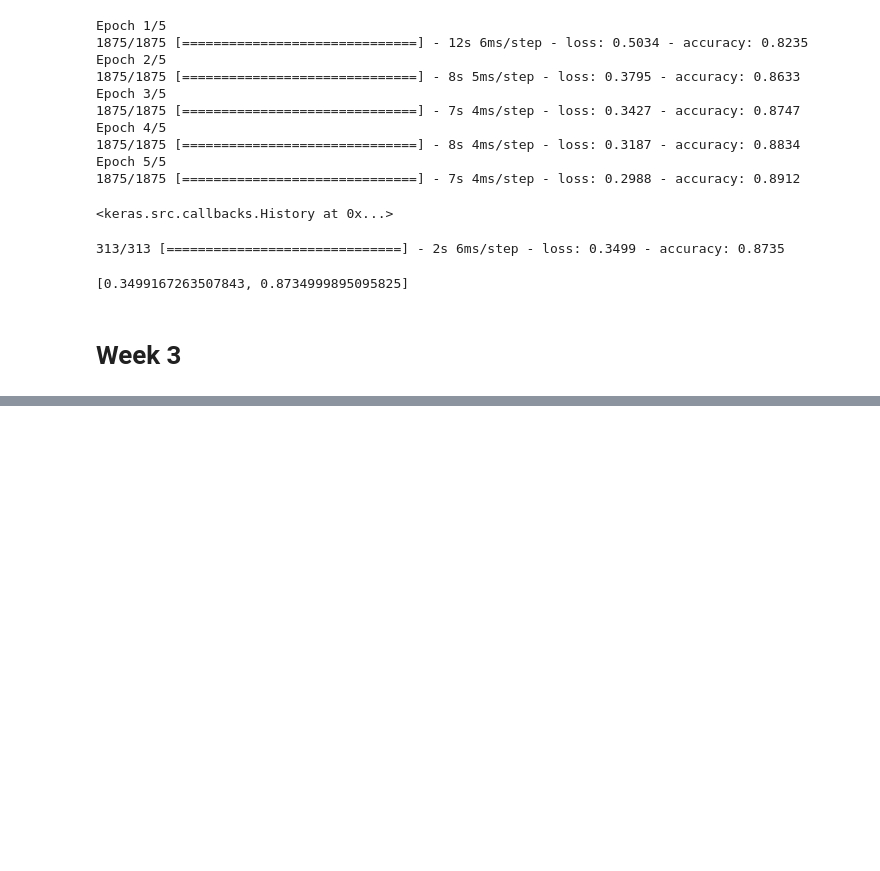
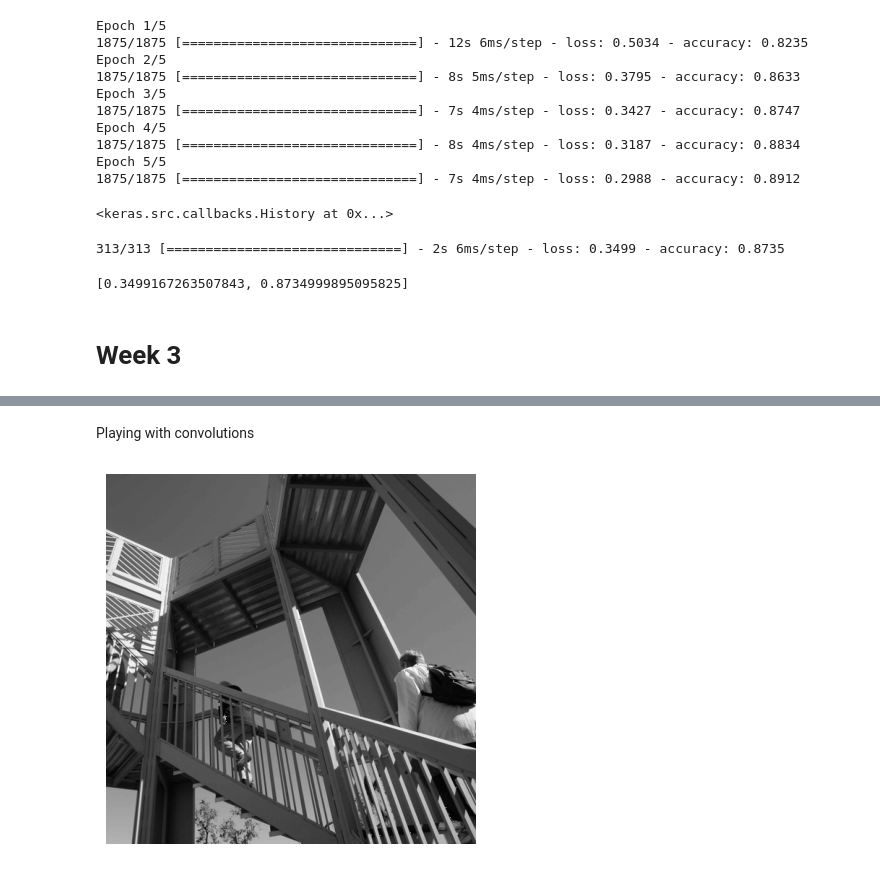
Before and after one commit to samp3209/courseraprojects, a Jupyter notebook: intrototensorflow.ipynb, the cells around one changed output, grey strips where cells are left out. Drawn from its saved outputs; the diff is of its cells as text; code cells hidden in the pictures; blank space fills up the shorter version.

```diff
--- a/intrototensorflow.ipynb
+++ b/intrototensorflow.ipynb
@@ -188,0 +336,15 @@ model.add(tf.keras.layers.Dense(10, activation=tf.nn.softmax))
+# %% [markdown]
+Playing with convolutions
+# %%
+from scipy import misc
+
+ascent_image = misc.ascent()
+# %%
+import matplotlib.pyplot as plt
+plt.grid(False)
+plt.gray()
+plt.axis('off')
+plt.imshow(ascent_image)
+plt.show()
+# %% [output]
+[figure, added]
```
Also changed, not shown: parts of 11 cells of this notebook.
